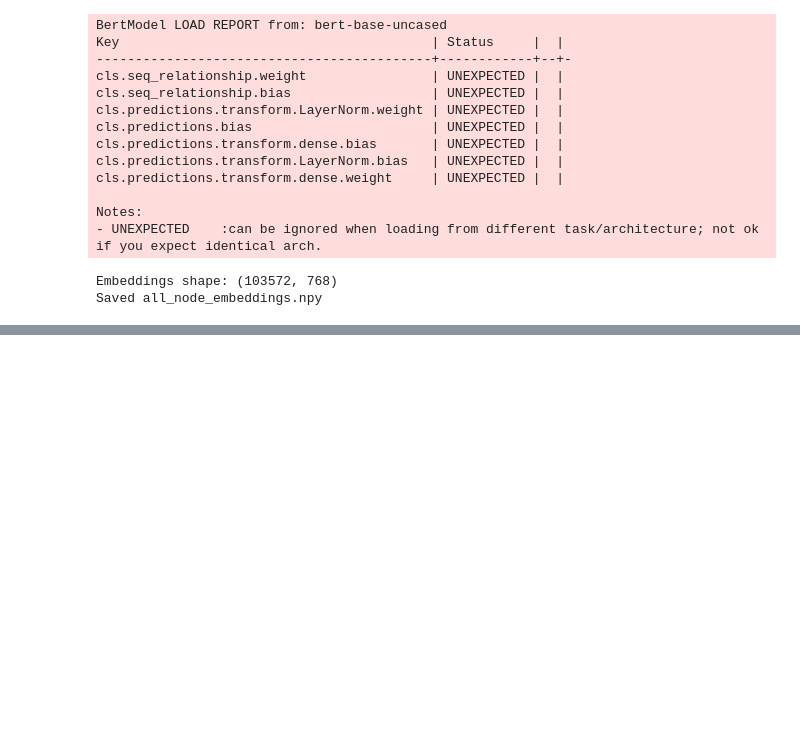
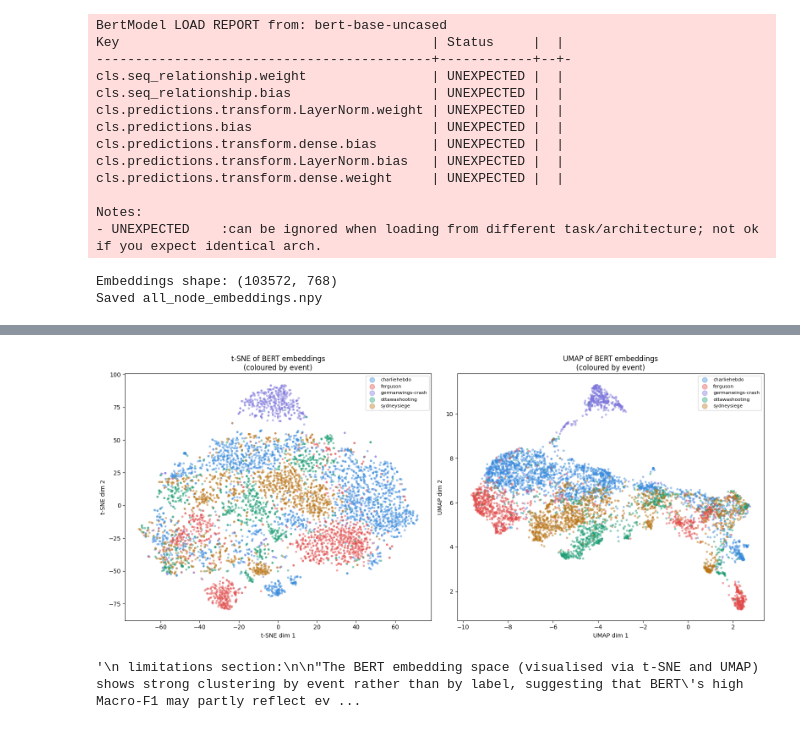
Before and after one commit to dhanya0412/misinformation-detection, a Jupyter notebook: notebooks/week1.ipynb, the cells around one changed output, grey strips where cells are left out. Drawn from its saved outputs; the diff is of its cells as text; code cells hidden in the pictures; blank space fills up the shorter version.

```diff
--- a/notebooks/week1.ipynb
+++ b/notebooks/week1.ipynb
@@ -773,0 +899,40 @@ Saved all_node_embeddings.npy
+# %%
+# --- Step 5: same plots coloured by event ---
+event_names  = ['charliehebdo', 'ferguson', 'germanwings-crash',
+                'ottawashooting', 'sydneysiege']
+event_colors = ['#378ADD', '#E24B4A', '#7F77DD', '#1D9E75', '#BA7517']
+event_map    = {e: c for e, c in zip(event_names, event_colors)}
+
+fig, axes = plt.subplots(1, 2, figsize=(16, 7))
+
+for ax, emb, title in [
+    (axes[0], emb_tsne, 't-SNE'),
+    (axes[1], emb_umap, 'UMAP')
+]:
+    for ename, ecol in zip(event_names, event_colors):
+        mask = events == ename
+        ax.scatter(emb[mask, 0], emb[mask, 1],
+                   c=ecol, alpha=0.4, s=8, label=ename)
+    ax.set_title(f'{title} of BERT embeddings\n(coloured by event)')
+    ax.set_xlabel(f'{title} dim 1')
+    ax.set_ylabel(f'{title} dim 2')
+    ax.legend(markerscale=3, fontsize=8)
+
+plt.tight_layout()
+plt.savefig(f'{OUTPUTS}/bert_embedding_by_event.png', dpi=150)
+plt.show()
+# %% [output]
+[figure, added]
+# %%
+"""
+ limitations section:
+
+"The BERT embedding space (visualised via t-SNE and UMAP) shows strong clustering by event rather than by label, suggesting that BERT's high Macro-F1 may partly reflect event-specific language patterns rather than purely generalised rumour detection. A stricter evaluation would use leave-one-event-out cross-validation, where the model is tested on an event it has never seen during training. This is left for future work."
+
+discussion section:
+
+"The t-SNE and UMAP visualisations reveal that pre-trained BERT embeddings cluster strongly by event topic rather than by rumour label, while the two class labels remain largely mixed in the embedding space prior to fine-tuning. This suggests that fine-tuning was essential to make the embeddings discriminative, and raises the question of whether BERT's strong performance generalises across unseen events or reflects topic memorisation."
+
+"""
+# %% [output]
+'\n limitations section:\n\n"The BERT embedding space (visualised via t-SNE and UMAP) shows strong clustering by event rather than by label, suggesting that BERT\'s high Macro-F1 may partly reflect ev ...
```
Also changed, not shown: parts of 7 cells of this notebook, 2 other files.
